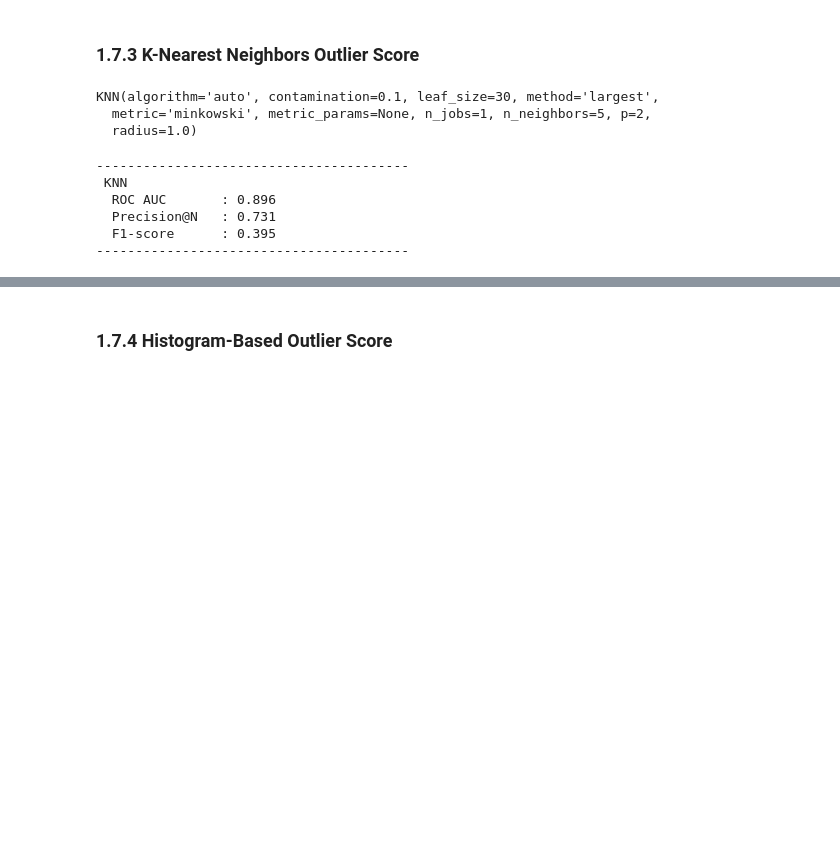
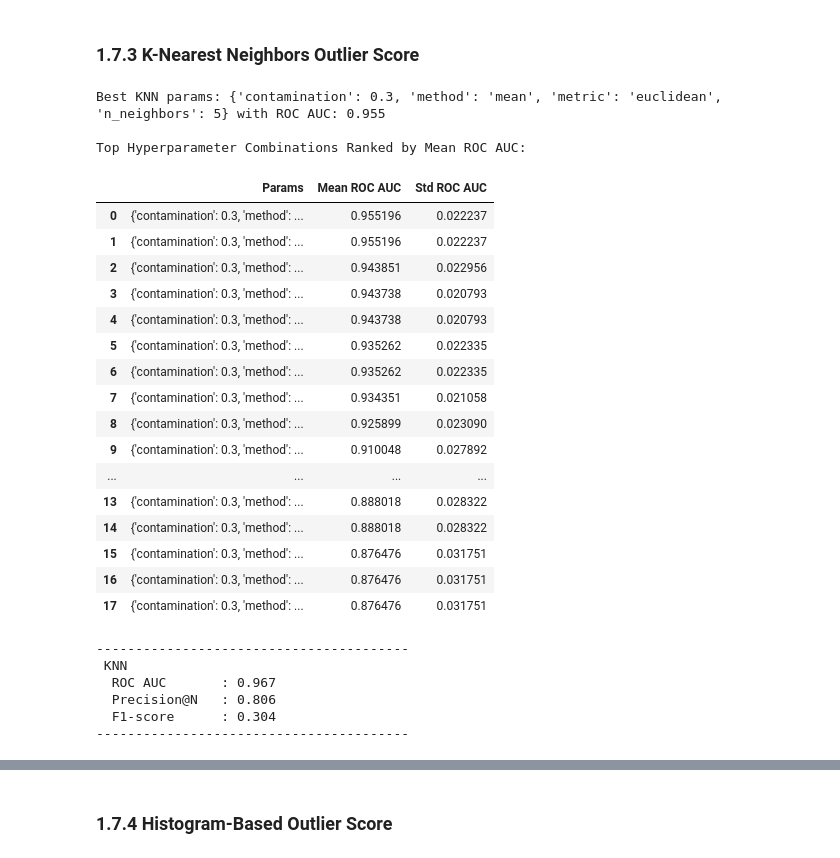
Before and after one commit to JohnPaulinePineda/Portfolio_Project_61, a Jupyter notebook: codes/DetectingAndEvaluatingAnomaliesInCategoricalDataUnderSupervisedAndUnsupervisedSettings.ipynb, the cells around one changed output, grey strips where cells are left out. Drawn from its saved outputs; the diff is of its cells as text; code cells hidden in the pictures; blank space fills up the shorter version.

```diff
--- a/codes/DetectingAndEvaluatingAnomaliesInCategoricalDataUnderSupervisedAndUnsupervisedSettings.ipynb
+++ b/codes/DetectingAndEvaluatingAnomaliesInCategoricalDataUnderSupervisedAndUnsupervisedSettings.ipynb
@@ -1770,28 +1768,3 @@ evaluate_supervised_outlier_detection_model(model_cblof, X_validation, y_validat
 ----------------------------------------
 # %% [markdown]
 ### 1.7.3 K-Nearest Neighbors Outlier Score <a class="anchor" id="1.7.3"></a>
-# %%
-##################################
-# Formulating a supervised learning model
-# based on K-Nearest Neighbors Outlier Score
-##################################
-model_knn = KNN()
-model_knn.fit(X_train)
-# %% [output]
-KNN(algorithm='auto', contamination=0.1, leaf_size=30, method='largest',
-  metric='minkowski', metric_params=None, n_jobs=1, n_neighbors=5, p=2,
-  radius=1.0)
-# %%
-##################################
-# Evaluating the apparent performance
-# of the supervised learning model
-# based on K-Nearest Neighbors Outlier Score
-##################################
-evaluate_supervised_outlier_detection_model(model_knn, X_train, y_train, "KNN")
-# %% [output]
-----------------------------------------
- KNN
-  ROC AUC       : 0.896
-  Precision@N   : 0.731
-  F1-score      : 0.395
-----------------------------------------
@@ -1797,0 +1782,46 @@ evaluate_supervised_outlier_detection_model(model_knn, X_train, y_train, "KNN")
+# %%
+##################################
+# Conducting hyperparameter tuning
+# using a Monte Carlo cross-validation setup
+# and identifying the optimal hyperparamter combination
+# based on K-Nearest Neighbors Outlier Score
+##################################
+best_knn_params, knn_results_df = monte_carlo_cv(KNN, knn_grid, X_train, y_train, model_name="KNN")
+model_knn = KNN(**best_knn_params)
+# %% [output]
+Best KNN params: {'contamination': 0.3, 'method': 'mean', 'metric': 'euclidean', 'n_neighbors': 5} with ROC AUC: 0.955
+
+Top Hyperparameter Combinations Ranked by Mean ROC AUC:
+|  | Params | Mean ROC AUC | Std ROC AUC |
+| 0 | {'contamination': 0.3, 'method': ... | 0.955196 | 0.022237 |
+| 1 | {'contamination': 0.3, 'method': ... | 0.955196 | 0.022237 |
+| 2 | {'contamination': 0.3, 'method': ... | 0.943851 | 0.022956 |
+| 3 | {'contamination': 0.3, 'method': ... | 0.943738 | 0.020793 |
+| 4 | {'contamination': 0.3, 'method': ... | 0.943738 | 0.020793 |
+| 5 | {'contamination': 0.3, 'method': ... | 0.935262 | 0.022335 |
+| 6 | {'contamination': 0.3, 'method': ... | 0.935262 | 0.022335 |
+| 7 | {'contamination': 0.3, 'method': ... | 0.934351 | 0.021058 |
+| 8 | {'contamination': 0.3, 'method': ... | 0.925899 | 0.023090 |
+| 9 | {'contamination': 0.3, 'method': ... | 0.910048 | 0.027892 |
+| ... | ... | ... | ... |
+| 13 | {'contamination': 0.3, 'method': ... | 0.888018 | 0.028322 |
+| 14 | {'contamination': 0.3, 'method': ... | 0.888018 | 0.028322 |
+| 15 | {'contamination': 0.3, 'method': ... | 0.876476 | 0.031751 |
+| 16 | {'contamination': 0.3, 'method': ... | 0.876476 | 0.031751 |
+| 17 | {'contamination': 0.3, 'method': ... | 0.876476 | 0.031751 |
+# %%
+##################################
+# Conducting apparent validation
+# of the optimal K-Nearest Neighbors Outlier Score
+# using the train data
+##################################
+model_knn.fit(X_train)
+model_knn.decision_scores_ = model_knn.decision_function(X_train.values)
+evaluate_supervised_outlier_detection_model(model_knn, X_train, y_train, "KNN")
+# %% [output]
+----------------------------------------
+ KNN
+  ROC AUC       : 0.967
+  Precision@N   : 0.806
+  F1-score      : 0.304
+----------------------------------------
```
Also changed, not shown: parts of 11 cells of this notebook, 2 other files.
